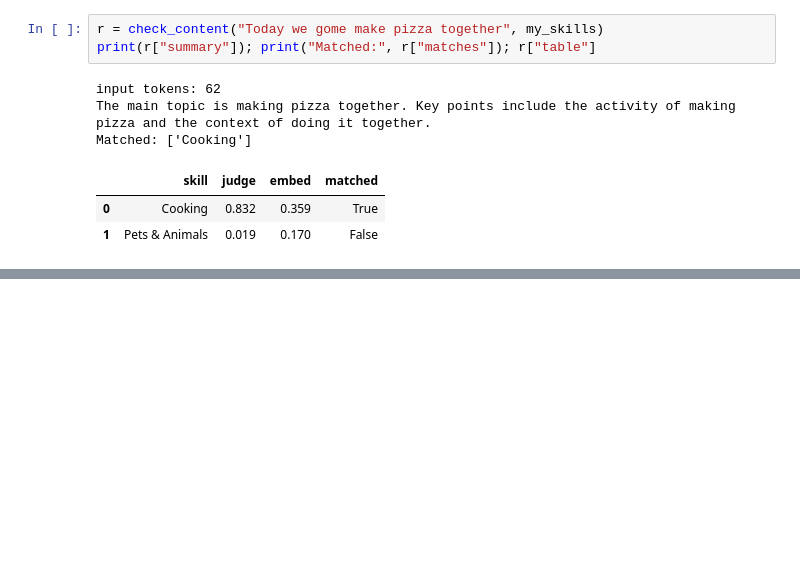
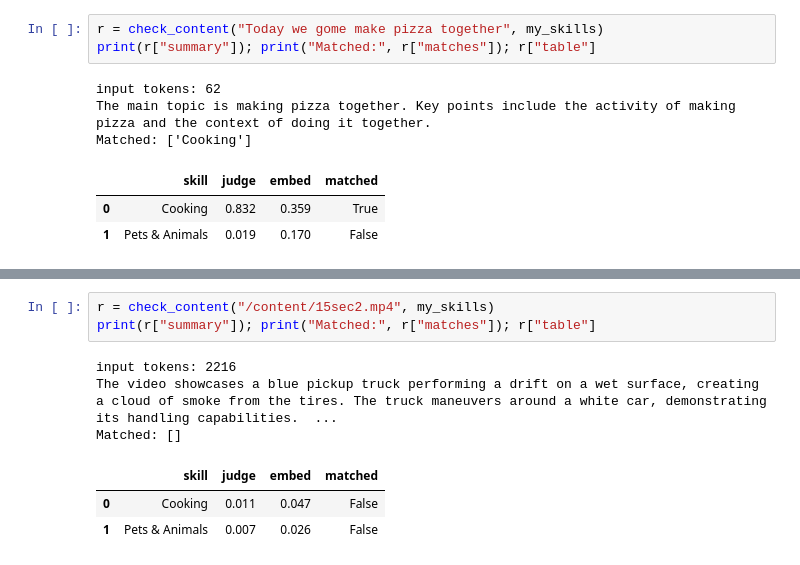
Before and after one commit to mahidodiya/evolve, a Jupyter notebook: Qwen_rank_v3.ipynb, the cells around one changed output, grey strips where cells are left out. Saved outputs shown, nothing was run; the diff lists cells and outputs as text; blank space fills up the shorter version.

```diff
--- a/Qwen_rank_v3.ipynb
+++ b/Qwen_rank_v3.ipynb
@@ -442,0 +472,10 @@ Matched: ['Cooking']
+# %%
+r = check_content("/content/15sec2.mp4", my_skills)
+print(r["summary"]); print("Matched:", r["matches"]); r["table"]
+# %% [output]
+input tokens: 2216
+The video showcases a blue pickup truck performing a drift on a wet surface, creating a cloud of smoke from the tires. The truck maneuvers around a white car, demonstrating its handling capabilities.  ...
+Matched: []
+|  | skill | judge | embed | matched |
+| 0 | Cooking | 0.011 | 0.047 | False |
+| 1 | Pets & Animals | 0.007 | 0.026 | False |
```
Also changed, not shown: parts of 5 cells of this notebook.
